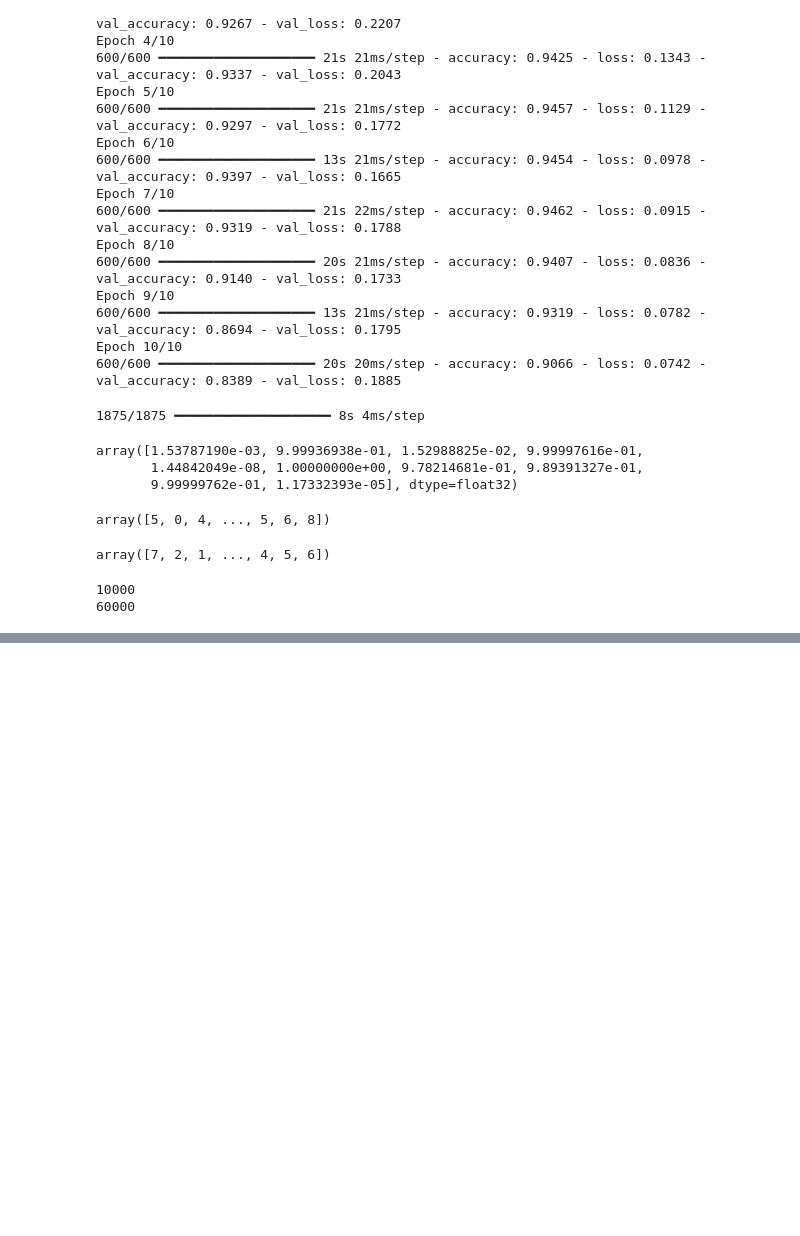
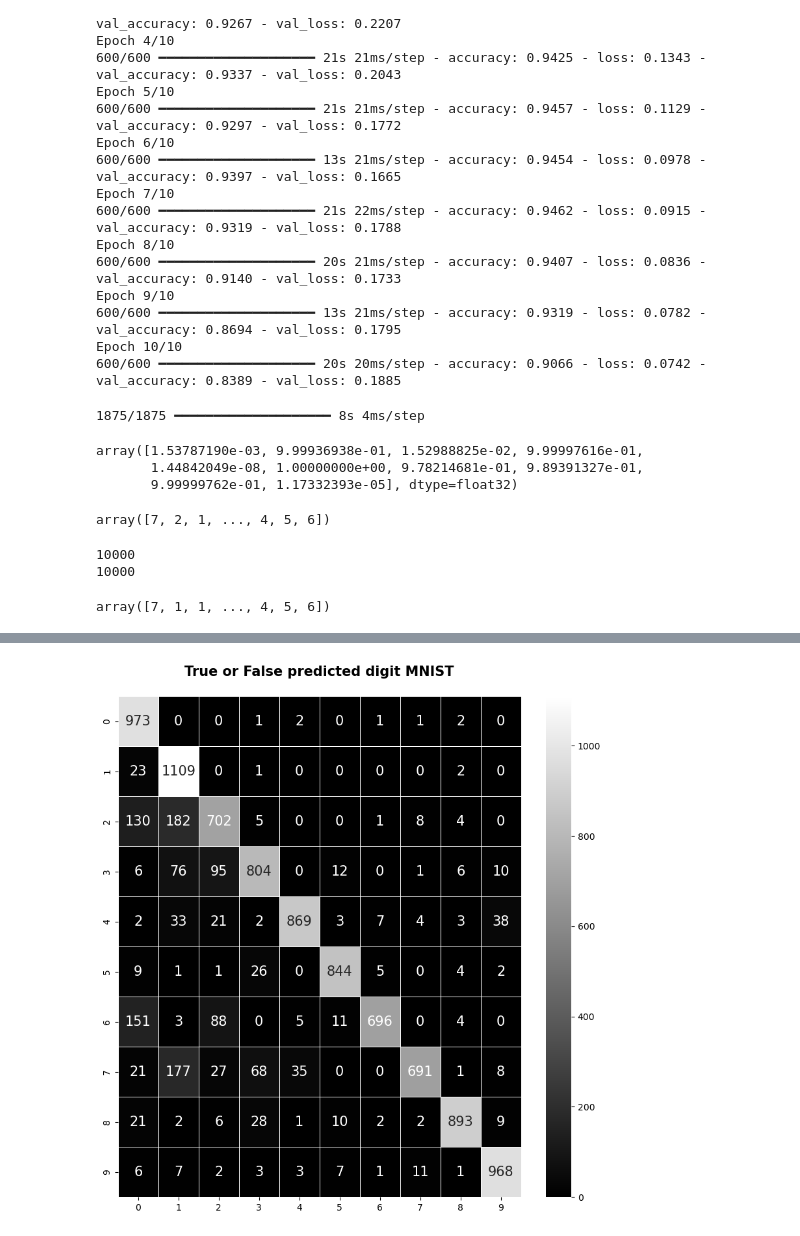
Before and after one commit to Muthumk123/Deep-Learning-Week-11, a Jupyter notebook: Digit ANN.ipynb, the cells around one changed output, grey strips where cells are left out. Cells and saved outputs as stored; diff of their text form; code cells hidden in the pictures; blank space fills up the shorter version.

Commit message:
Digit ANN

```diff
--- a/Digit ANN.ipynb
+++ b/Digit ANN.ipynb
@@ -191,7 +189,3 @@ y_predicts=np.argmax(y_predict,axis=1) #here we geting the index of maximum  val
-# %%
-y_predicts
-# %% [output]
-array([5, 0, 4, ..., 5, 6, 8])
 # %%
 y_test_digit_eval=np.argmax(y_test_digit,axis=1)
 # %%
@@ -200,16 +194,29 @@ y_test_digit_eval
 array([7, 2, 1, ..., 4, 5, 6])
 # %%
 print(len(y_test_digit_eval))
-print(len(y_predicts))
+print(len(y_predicts_test))
 # %% [output]
 10000
-60000
+10000
+# %%
+y_predicts_test
+# %% [output]
+array([7, 1, 1, ..., 4, 5, 6])
 # %%
-#Confusion matrix for Digit MNIST
-con_mat=confusion_matrix(y_test_digit_eval,y_predicts)
-plt.style.use('seaborn-deep')
+# Correct predictions on test set
+y_predict_test = model.predict(X_test_digit)
+y_predicts_test = np.argmax(y_predict_test, axis=1)  # convert one-hot to class indices
+
+# Then compare with actual test labels
+y_test_digit_eval = np.argmax(y_test_digit, axis=1)
+
+# Confusion matrix
+con_mat = confusion_matrix(y_test_digit_eval, y_predicts_test)
+
+# Plot
+plt.style.use('seaborn-v0_8-deep')
 plt.figure(figsize=(10,10))
-sns.heatmap(con_mat,annot=True,annot_kws={'size': 15},linewidths=0.5,fmt="d",cmap="gray")
-plt.title('True or False predicted digit MNIST\n',fontweight='bold',fontsize=15)
+sns.heatmap(con_mat, annot=True, annot_kws={'size': 15}, linewidths=0.5, fmt="d", cmap="gray")
+plt.title('True or False predicted digit MNIST\n', fontweight='bold', fontsize=15)
 plt.show()
 # %% [output]
@@ -216,0 +224 @@ ValueError: Found input variables with inconsistent numbers of samples: [10000,
+[figure, added]
```
Also changed, not shown: parts of 7 cells of this notebook.
